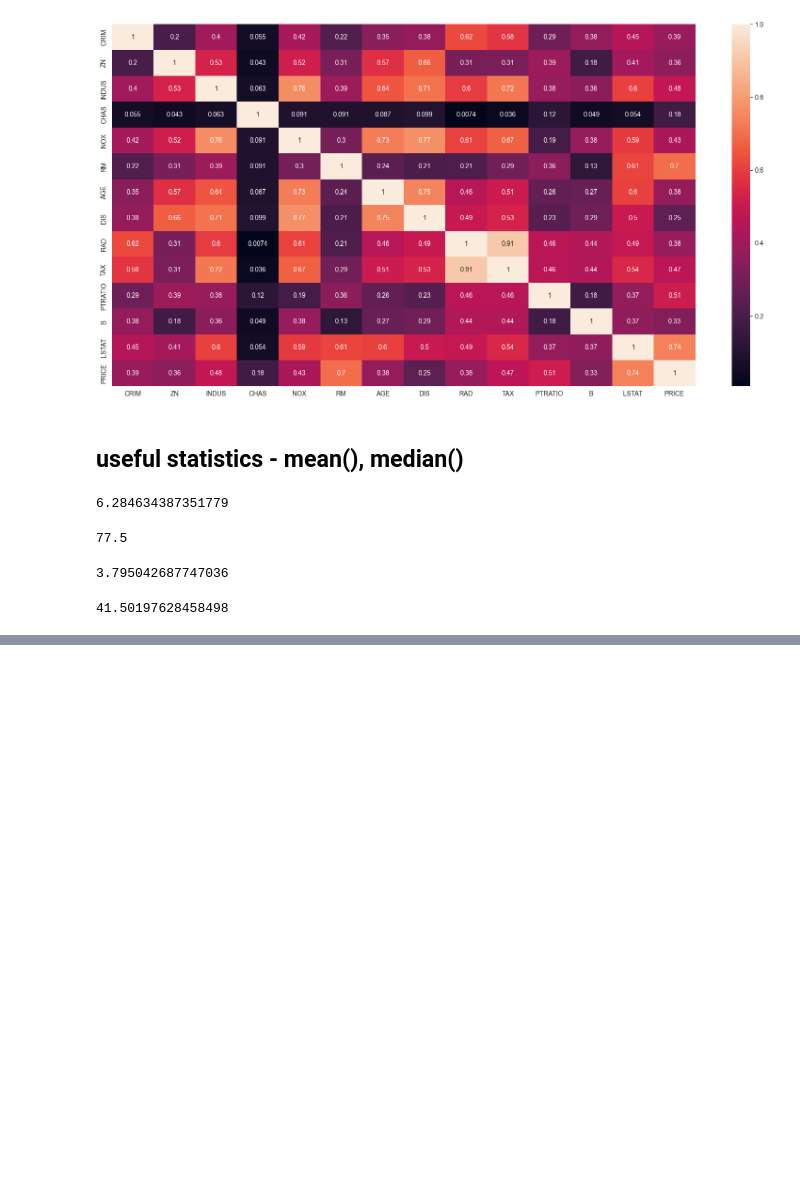
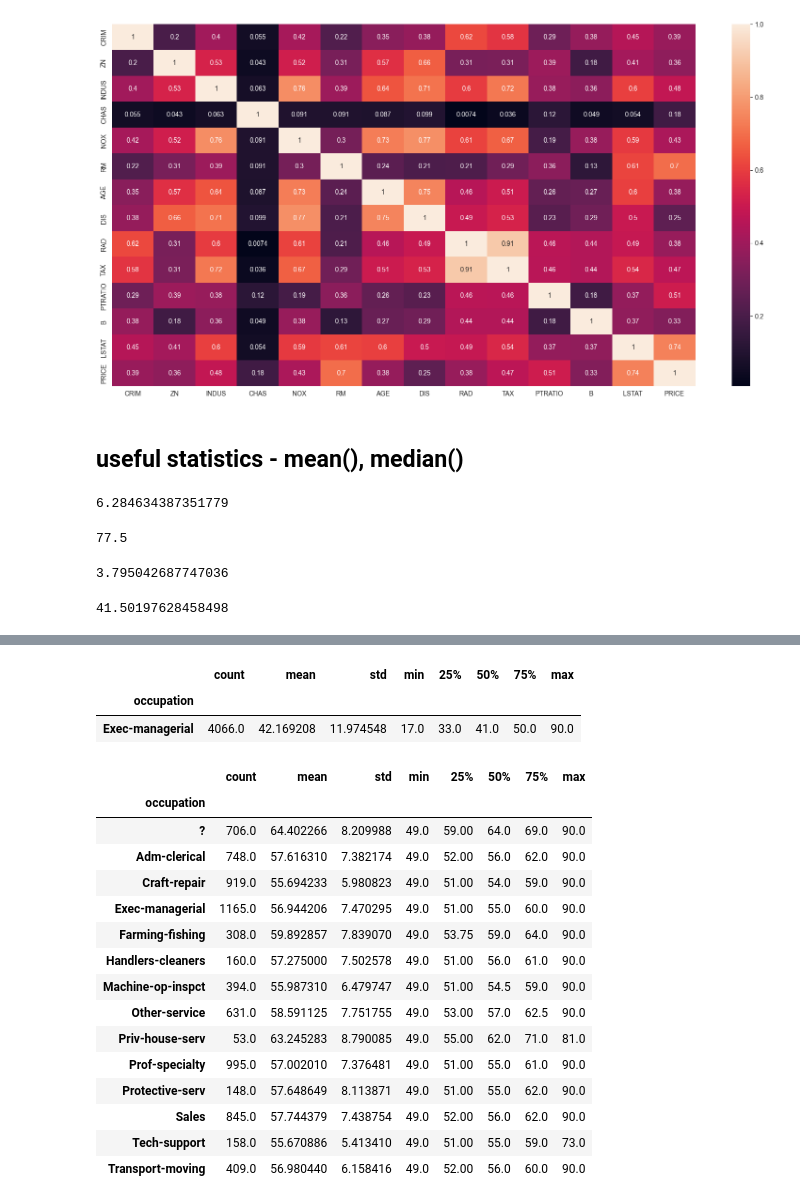
Before and after one commit to rajukan/DSC-540, a Jupyter notebook: grk_dsc_540_weeks3_4.ipynb, the cells around one changed output, grey strips where cells are left out. Cells and saved outputs as stored; diff of their text form; code cells hidden in the pictures; blank space fills up the shorter version.

```diff
--- a/grk_dsc_540_weeks3_4.ipynb
+++ b/grk_dsc_540_weeks3_4.ipynb
@@ -235,3 +347,31 @@ adult_subset_data.groupby('occupation').describe()['age']
+# %%
+# Profession has the oldest workers on average
+occupation_grp_df[occupation_grp_df['mean'] == max(occupation_grp_df['mean'])]
+# %% [output]
+|  | count | mean | std | min | 25% | 50% | 75% | max |
+| occupation |  |  |  |  |  |  |  |  |
+| Exec-managerial | 4066.0 | 42.169208 | 11.974548 | 17.0 | 33.0 | 41.0 | 50.0 | 90.0 |
+# %%
+# which profession has its largest share of the workforce above the 75th percentile.
+occupation_75_df = adult_subset_data[adult_subset_data['age'] > np.percentile(adult_subset_data['age'], 75)].groupby('occupation').describe()['age']
+occupation_75_df
+# %% [output]
+|  | count | mean | std | min | 25% | 50% | 75% | max |
+| occupation |  |  |  |  |  |  |  |  |
+| ? | 706.0 | 64.402266 | 8.209988 | 49.0 | 59.00 | 64.0 | 69.0 | 90.0 |
+| Adm-clerical | 748.0 | 57.616310 | 7.382174 | 49.0 | 52.00 | 56.0 | 62.0 | 90.0 |
+| Craft-repair | 919.0 | 55.694233 | 5.980823 | 49.0 | 51.00 | 54.0 | 59.0 | 90.0 |
+| Exec-managerial | 1165.0 | 56.944206 | 7.470295 | 49.0 | 51.00 | 55.0 | 60.0 | 90.0 |
+| Farming-fishing | 308.0 | 59.892857 | 7.839070 | 49.0 | 53.75 | 59.0 | 64.0 | 90.0 |
+| Handlers-cleaners | 160.0 | 57.275000 | 7.502578 | 49.0 | 51.00 | 56.0 | 61.0 | 90.0 |
+| Machine-op-inspct | 394.0 | 55.987310 | 6.479747 | 49.0 | 51.00 | 54.5 | 59.0 | 90.0 |
+| Other-service | 631.0 | 58.591125 | 7.751755 | 49.0 | 53.00 | 57.0 | 62.5 | 90.0 |
+| Priv-house-serv | 53.0 | 63.245283 | 8.790085 | 49.0 | 55.00 | 62.0 | 71.0 | 81.0 |
+| Prof-specialty | 995.0 | 57.002010 | 7.376481 | 49.0 | 51.00 | 55.0 | 61.0 | 90.0 |
+| Protective-serv | 148.0 | 57.648649 | 8.113871 | 49.0 | 51.00 | 55.0 | 62.0 | 90.0 |
+| Sales | 845.0 | 57.744379 | 7.438754 | 49.0 | 52.00 | 56.0 | 62.0 | 90.0 |
+| Tech-support | 158.0 | 55.670886 | 5.413410 | 49.0 | 51.00 | 55.0 | 59.0 | 73.0 |
+| Transport-moving | 409.0 | 56.980440 | 6.158416 | 49.0 | 52.00 | 56.0 | 60.0 | 90.0 |
 # %%
 # Use subset and groupby to find outliers
 outlier_stats= adult_subset_data.groupby('occupation').describe()['age']
```
Also changed, not shown: parts of 19 cells of this notebook, 1 other file.
